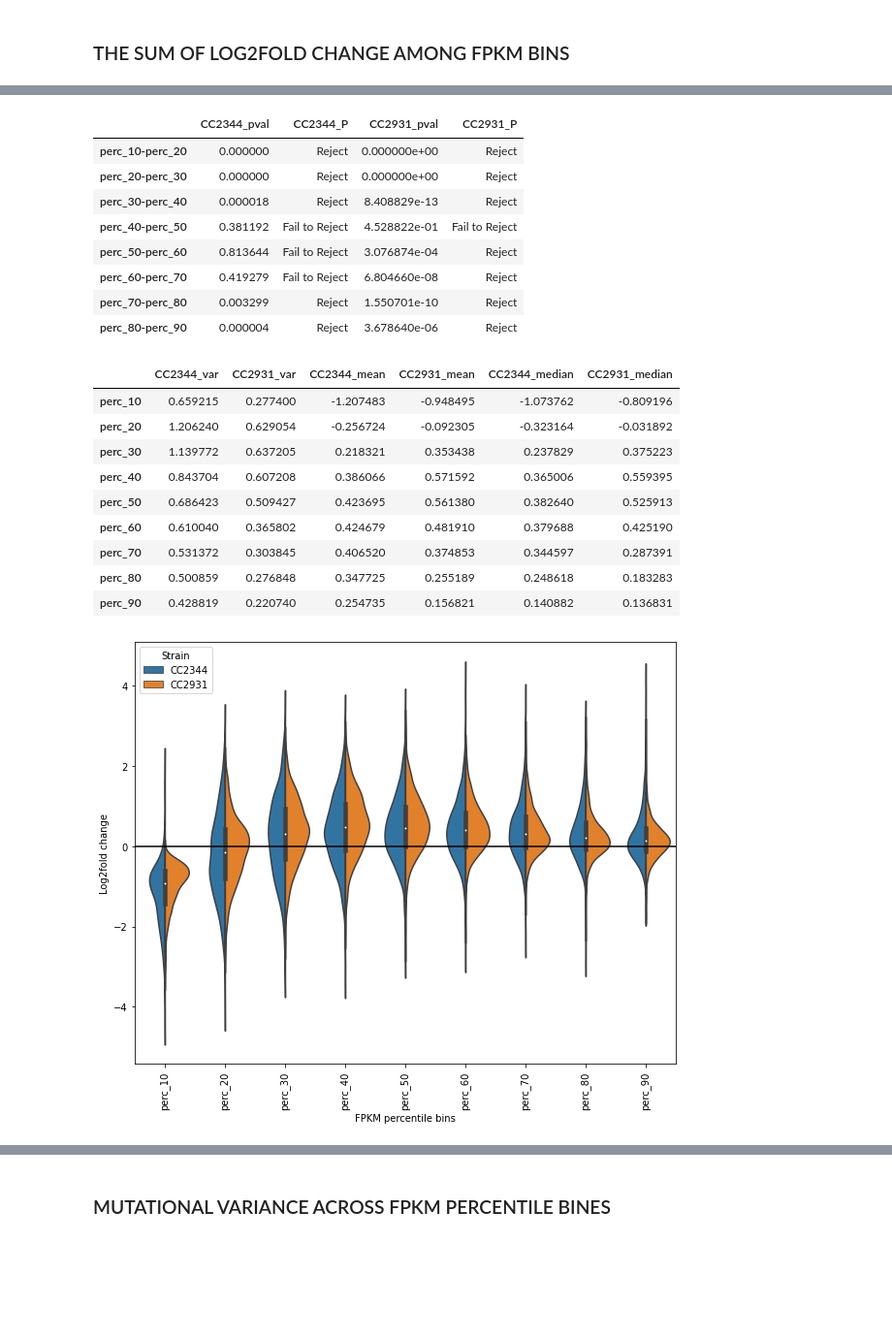
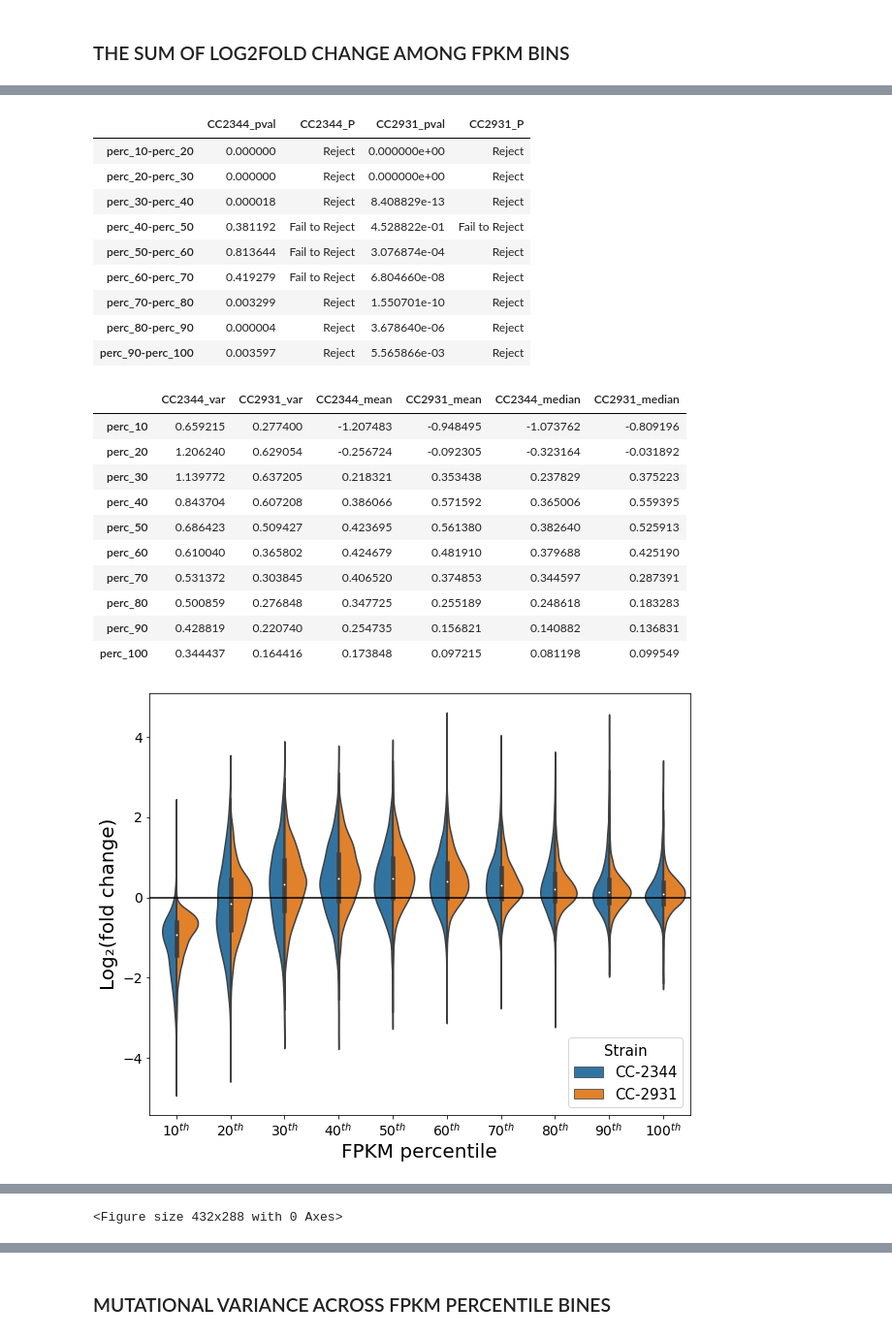
Before and after one commit to enibalogun/analysis, a Jupyter notebook: FPKM.ipynb, the cells around one changed output, grey strips where cells are left out. Shown at 97% size. Saved outputs shown, nothing was run; the diff lists cells and outputs as text; code cells hidden in the pictures; blank space fills up the shorter version.

```diff
--- a/FPKM.ipynb
+++ b/FPKM.ipynb
@@ -600,6 +605,8 @@ sec_80 = CC2931_avg_fpkm.loc[(percentile_70 < CC2931_avg_fpkm['CC2931-ANC']) & (
 CC2931_bins['perc_80'] = sec_80['index'].values.tolist()
 sec_90 = CC2931_avg_fpkm.loc[(percentile_80 < CC2931_avg_fpkm['CC2931-ANC']) & (CC2931_avg_fpkm['CC2931-ANC'] <= percentile_90)]
 CC2931_bins['perc_90'] = sec_90['index'].values.tolist()
+sec_100 = CC2931_avg_fpkm.loc[CC2931_avg_fpkm['CC2931-ANC'] > percentile_90]
+CC2931_bins['perc_100'] = sec_100['index'].values.tolist()
 
 ###########################################
 ## CC2344 - FPKM PERCENTILE DISTRIBUTION ##
@@ -633,3 +640,5 @@ sec_80 = CC2344_avg_fpkm.loc[(percentile_70 < CC2344_avg_fpkm['CC2344-ANC']) & (
 CC2344_bins['perc_80'] = sec_80['index'].values.tolist()
 sec_90 = CC2344_avg_fpkm.loc[(percentile_80 < CC2344_avg_fpkm['CC2344-ANC']) & (CC2344_avg_fpkm['CC2344-ANC'] <= percentile_90)]
 CC2344_bins['perc_90'] = sec_90['index'].values.tolist()
+sec_100 = CC2344_avg_fpkm.loc[CC2344_avg_fpkm['CC2344-ANC'] > percentile_90]
+CC2344_bins['perc_100'] = sec_100['index'].values.tolist()
@@ -665,50 +757,81 @@ CC2344_L2F_dist = pd.DataFrame(dict([(k,pd.Series(v)) for k,v in CC2344_L2F_dist
 CC2931_L2F_dist = pd.DataFrame(dict([(k,pd.Series(v)) for k,v in CC2931_L2F_dist.items()])).reset_index()
 
 CC2344_L2F_dist = pd.melt(CC2344_L2F_dist, id_vars = ['index'], value_vars = CC2344_L2F_dist.columns[1:])
-CC2344_L2F_dist['sample'] = 'CC2344'
+CC2344_L2F_dist['sample'] = 'CC-2344'
 CC2931_L2F_dist = pd.melt(CC2931_L2F_dist, id_vars = ['index'], value_vars = CC2931_L2F_dist.columns[1:])
-CC2931_L2F_dist['sample'] = 'CC2931'
+CC2931_L2F_dist['sample'] = 'CC-2931'
 
 L2F_dist = pd.concat([CC2344_L2F_dist, CC2931_L2F_dist])
+L2F_dist['variable'] = L2F_dist['variable'].replace({'perc_10':'$10^{th}$', 'perc_20':'$20^{th}$', 'perc_30':'$30^{th}$', 'perc_40':'$40^{th}$',
+                             'perc_50':'$50^{th}$', 'perc_60':'$60^{th}$', 'perc_70':'$70^{th}$', 'perc_80':'$80^{th}$', 'perc_90':'$90^{th}$', 'perc_100':'$100^{th}$'})
 
 #### PLOTTING THE SUM OF LOG2FOLD CHANGES PER FPKM PERCENTILE BINS ####
 fig, ax = plt.subplots(figsize = (10, 8))
-sns.violinplot(ax = ax, data = L2F_dist, x = 'variable', y = 'value', hue = 'sample', alpha = 0.2, split = True)
-plt.legend(title = 'Strain', loc = 'upper left')
+a = sns.violinplot(ax = ax, data = L2F_dist, x = 'variable', y = 'value', hue = 'sample', alpha = 0.2, split = True)
 plt.axhline(0, color = 'black')
-plt.tick_params(axis = 'x', labelrotation = 90)
-plt.ylabel('Log2fold change')
-plt.xlabel('FPKM percentile bins')
-
+plt.ylabel('Log\u2082(fold change)', fontsize = 20)
+plt.xlabel('FPKM percentile', fontsize = 20)
+plt.xticks(fontsize = 14)
+plt.yticks(fontsize = 14)
+plt.legend(title = 'Strain', loc = 'lower right', fontsize = 15)
+plt.setp(a.get_legend().get_title(), fontsize='15')
 plt.savefig('/research/projects/chlamydomonas/MAexpression/analysis/log2fold/sum_of_log2fold_per_FPKM_percentile_bins_2.pdf', format = 'pdf', dpi = 150, bbox_inches = 'tight')
 
+#### PLOTTING THE VARIANCE OF LOG2FOLD CHANGES PER FPKM PERCENTILE BINS ####
+L2F_var = pd.DataFrame()
+columns = L2F_dist['variable'].unique().tolist()
+for i in columns:
+    CC2344_L2F = L2F_dist.loc[L2F_dist['sample'] == 'CC-2344']
+    CC2344_var = CC2344_L2F.loc[CC2344_L2F['variable'] == i]['value'].var()
+    CC2344_std = CC2344_L2F.loc[CC2344_L2F['variable'] == i]['value'].std()
+    CC2931_L2F = L2F_dist.loc[L2F_dist['sample'] == 'CC-2931']
+    CC2931_var = CC2931_L2F.loc[CC2931_L2F['variable'] == i]['value'].var()
+    CC2931_std = CC2931_L2F.loc[CC2931_L2F['variable'] == i]['value'].std()
+    L2F_var.at[i, 'average_var'] = (CC2344_var + CC2931_var)/2
+    L2F_var.at[i, 'average_std'] = (CC2344_std + CC2931_std)/2
+L2F_var = L2F_var.reset_index()
+plt.subplots(figsize = (10, 8))
+sns.lineplot(data = L2F_var, x = 'index', y = 'average_var')
+plt.ylabel('Average variance of log\u2082(fold change)', fontsize = 20)
+plt.xlabel('FPKM percentile bins', fontsize = 20)
+plt.xticks(fontsize = 14)
+plt.yticks(fontsize = 14)
+
+plt.figure()
+plt.subplots(figsize = (10, 8))
+sns.lineplot(data = L2F_var, x = 'index', y = 'average_std')
+plt.ylabel('Average standard deviation of log\u2082(fold change)', fontsize = 20)
+plt.xlabel('FPKM percentile bins', fontsize = 20)
+plt.xticks(fontsize = 14)
+plt.yticks(fontsize = 14)
+
 #### FLIGNER-KILLEEN STATS ####
-CC2344_block = CC2344_L2F_dist.loc[CC2344_L2F_dist['sample'] == 'CC2344']
-CC2931_block = CC2931_L2F_dist.loc[CC2931_L2F_dist['sample'] == 'CC2931']
+CC2344_block = CC2344_L2F_dist.loc[CC2344_L2F_dist['sample'] == 'CC-2344']
+CC2931_block = CC2931_L2F_dist.loc[CC2931_L2F_dist['sample'] == 'CC-2931']
 
 fligner_stats = pd.DataFrame()
 fpkm_bins = list(CC2344_block['variable'].unique())
 for i in range(len(fpkm_bins) - 1):
     a = CC2344_block.loc[CC2344_block['variable'] == fpkm_bins[i]]['value'].dropna().sort_values(ascending = True).values.tolist()
     b = CC2344_block.loc[CC2344_block['variable'] == fpkm_bins[i+1]]['value'].dropna().sort_values(ascending = True).values.tolist()
-    fligner_stats.at[fpkm_bins[i] + '-' + fpkm_bins[i + 1], 'CC2344_pval'] = stats.fligner(a, b)[1]
-    if stats.fligner(a, b)[1] < 0.05:
+    fligner_stats.at[fpkm_bins[i] + '-' + fpkm_bins[i + 1], 'CC2344_pval'] = fligner(a, b)[1]
+    if fligner(a, b)[1] < 0.05:
         fligner_stats.at[fpkm_bins[i] + '-' + fpkm_bins[i + 1], 'CC2344_P'] = 'Reject'
     else:
         fligner_stats.at[fpkm_bins[i] + '-' + fpkm_bins[i + 1], 'CC2344_P'] = 'Fail to Reject'
 
     c = CC2931_block.loc[CC2931_block['variable'] == fpkm_bins[i]]['value'].dropna().sort_values(ascending = True).values.tolist()
     d = CC2931_block.loc[CC2931_block['variable'] == fpkm_bins[i+1]]['value'].dropna().sort_values(ascending = True).values.tolist()
-    fligner_stats.at[fpkm_bins[i] + '-' + fpkm_bins[i + 1], 'CC2931_pval'] = stats.fligner(c, d)[1]
-    if stats.fligner(c, d)[1] < 0.05:
+    fligner_stats.at[fpkm_bins[i] + '-' + fpkm_bins[i + 1], 'CC2931_pval'] = fligner(c, d)[1]
+    if fligner(c, d)[1] < 0.05:
         fligner_stats.at[fpkm_bins[i] + '-' + fpkm_bins[i + 1], 'CC2931_P'] = 'Reject'
     else:
         fligner_stats.at[fpkm_bins[i] + '-' + fpkm_bins[i + 1], 'CC2931_P'] = 'Fail to Reject'
 display(fligner_stats)
 
 #### BRUNNER MUNZEL STATS ####
-CC2344_block = CC2344_L2F_dist.loc[CC2344_L2F_dist['sample'] == 'CC2344']
-CC2931_block = CC2931_L2F_dist.loc[CC2931_L2F_dist['sample'] == 'CC2931']
+CC2344_block = CC2344_L2F_dist.loc[CC2344_L2F_dist['sample'] == 'CC-2344']
+CC2931_block = CC2931_L2F_dist.loc[CC2931_L2F_dist['sample'] == 'CC-2931']
 
 brunner_munzel = pd.DataFrame()
 fpkm_bins = list(CC2344_block['variable'].unique())
@@ -753,20 +877,22 @@ display(stats)
 |  | CC2344_pval | CC2344_P | CC2931_pval | CC2931_P |
 | perc_10-perc_20 | 0.000000 | Reject | 0.000000e+00 | Reject |
 | perc_20-perc_30 | 0.000000 | Reject | 0.000000e+00 | Reject |
 | perc_30-perc_40 | 0.000018 | Reject | 8.408829e-13 | Reject |
 | perc_40-perc_50 | 0.381192 | Fail to Reject | 4.528822e-01 | Fail to Reject |
 | perc_50-perc_60 | 0.813644 | Fail to Reject | 3.076874e-04 | Reject |
 | perc_60-perc_70 | 0.419279 | Fail to Reject | 6.804660e-08 | Reject |
 | perc_70-perc_80 | 0.003299 | Reject | 1.550701e-10 | Reject |
 | perc_80-perc_90 | 0.000004 | Reject | 3.678640e-06 | Reject |
+| perc_90-perc_100 | 0.003597 | Reject | 5.565866e-03 | Reject |
 |  | CC2344_var | CC2931_var | CC2344_mean | CC2931_mean | CC2344_median | CC2931_median |
 | perc_10 | 0.659215 | 0.277400 | -1.207483 | -0.948495 | -1.073762 | -0.809196 |
 | perc_20 | 1.206240 | 0.629054 | -0.256724 | -0.092305 | -0.323164 | -0.031892 |
 | perc_30 | 1.139772 | 0.637205 | 0.218321 | 0.353438 | 0.237829 | 0.375223 |
 | perc_40 | 0.843704 | 0.607208 | 0.386066 | 0.571592 | 0.365006 | 0.559395 |
 | perc_50 | 0.686423 | 0.509427 | 0.423695 | 0.561380 | 0.382640 | 0.525913 |
 | perc_60 | 0.610040 | 0.365802 | 0.424679 | 0.481910 | 0.379688 | 0.425190 |
 | perc_70 | 0.531372 | 0.303845 | 0.406520 | 0.374853 | 0.344597 | 0.287391 |
 | perc_80 | 0.500859 | 0.276848 | 0.347725 | 0.255189 | 0.248618 | 0.183283 |
 | perc_90 | 0.428819 | 0.220740 | 0.254735 | 0.156821 | 0.140882 | 0.136831 |
+| perc_100 | 0.344437 | 0.164416 | 0.173848 | 0.097215 | 0.081198 | 0.099549 |
-[figure, old version]
+[figure, new version]
@@ -772,0 +900 @@ display(stats)
+<Figure size 432x288 with 0 Axes>
```
Also changed, not shown: parts of 19 cells of this notebook, 3 other files.
